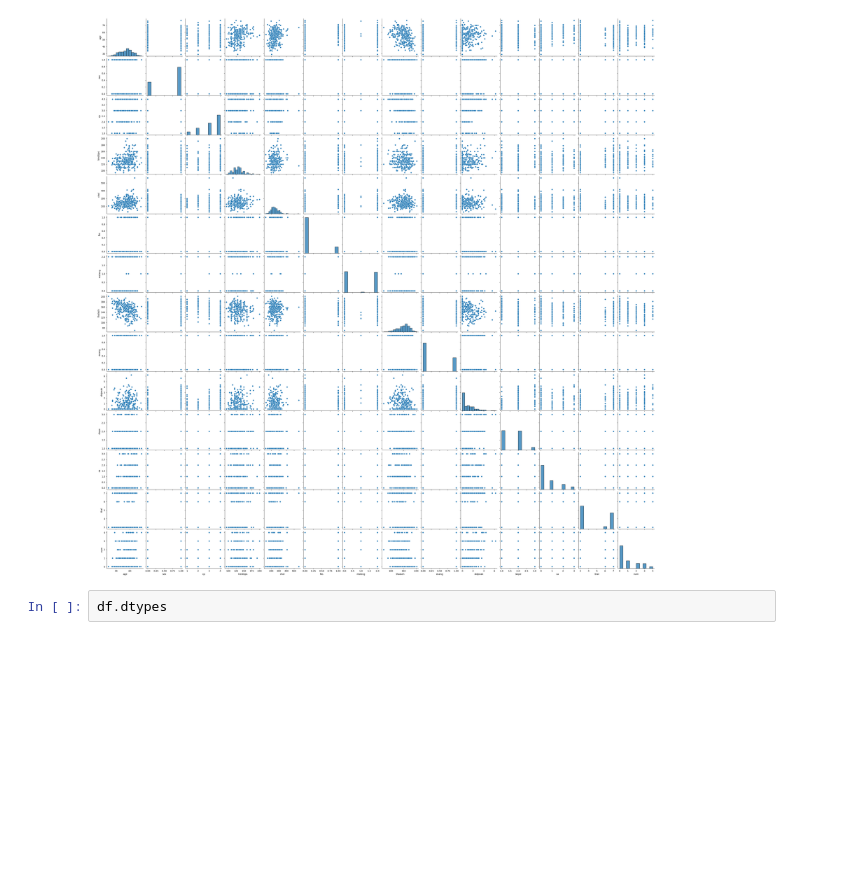
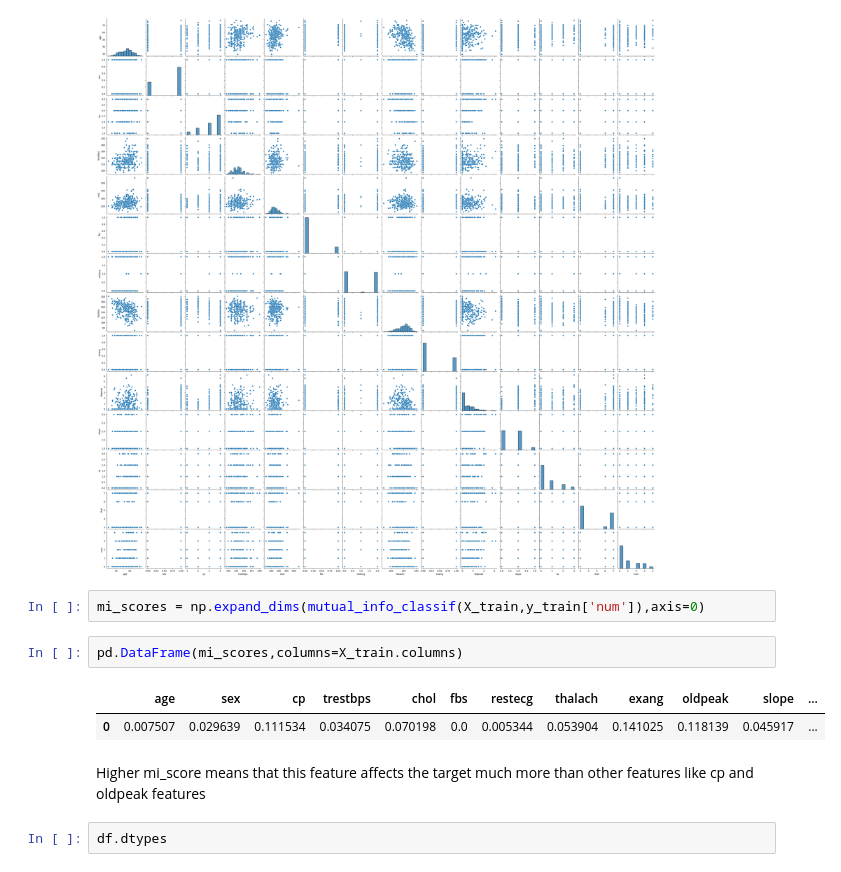
Before and after one commit to alyraafat/Machine-Learning-Applications, a Jupyter notebook: Disease Prediction from Medical Data/Heart_Disease_Prediction.ipynb, the cells around one changed output. Cells and saved outputs as stored; diff of their text form; blank space fills up the shorter version.

Commit message:
added classification_report and mi_scores

```diff
--- a/Disease Prediction from Medical Data/Heart_Disease_Prediction.ipynb
+++ b/Disease Prediction from Medical Data/Heart_Disease_Prediction.ipynb
@@ -286,6 +287,15 @@ sns.pairplot(df)
 # %% [output]
 <seaborn.axisgrid.PairGrid at 0x...>
 [figure]
+# %%
+mi_scores = np.expand_dims(mutual_info_classif(X_train,y_train['num']),axis=0)
+# %%
+pd.DataFrame(mi_scores,columns=X_train.columns)
+# %% [output]
+|  | age | sex | cp | trestbps | chol | fbs | restecg | thalach | exang | oldpeak | slope | ... |
+| 0 | 0.007507 | 0.029639 | 0.111534 | 0.034075 | 0.070198 | 0.0 | 0.005344 | 0.053904 | 0.141025 | 0.118139 | 0.045917 | ... |
+# %% [markdown]
+Higher mi_score means that this feature affects the target much more than other features like cp and oldpeak features
 # %%
 df.dtypes
 # %% [output]
```
Also changed, not shown: parts of 3 cells of this notebook.
